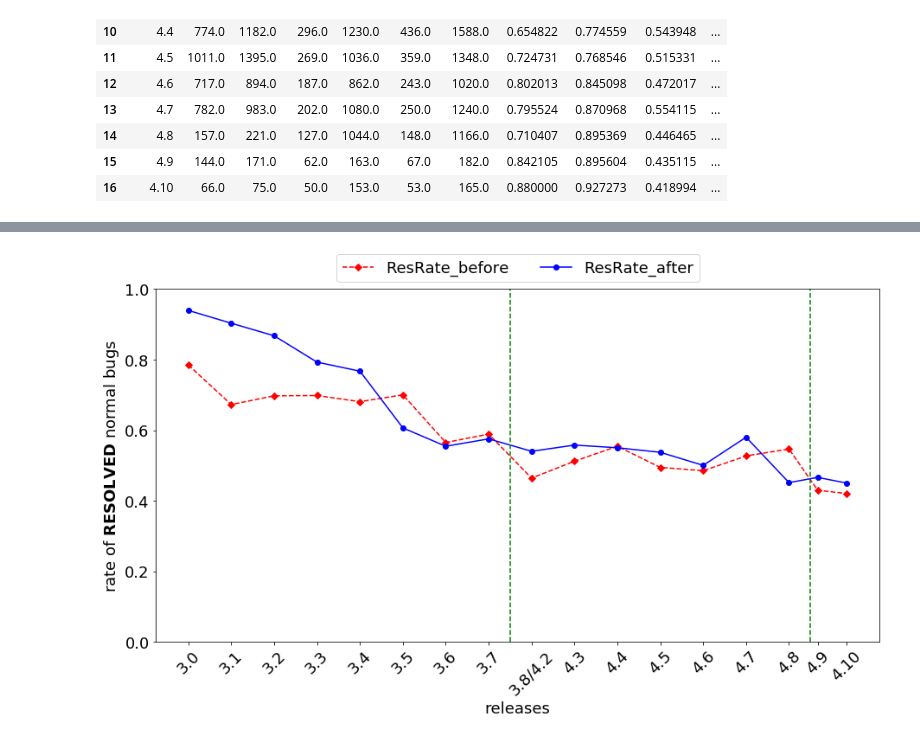
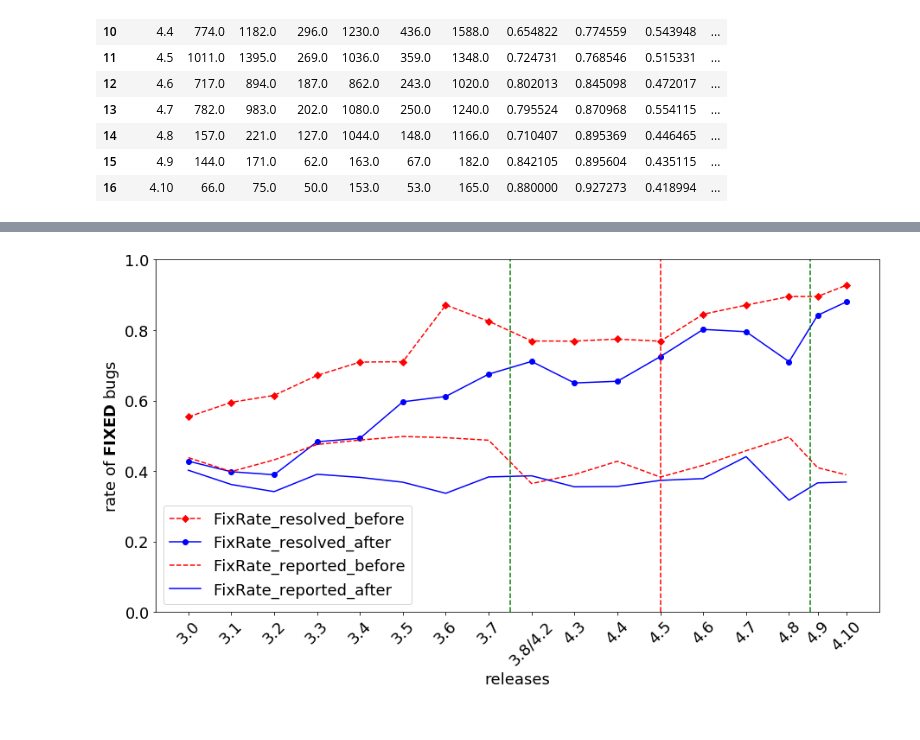
Before and after one commit to ICSME19/ICSME2019, a Jupyter notebook: RQ1.ipynb, the cells around one changed output, grey strips where cells are left out. Saved outputs shown, nothing was run; the diff lists cells and outputs as text; code cells hidden in the pictures.

```diff
--- a/RQ1.ipynb
+++ b/RQ1.ipynb
@@ -113,6 +60,6 @@ relase_creation_ts_rolling = get_rolling_releases()
 # %%
-yearly_file = '.'+os.sep+'data'+os.sep+'bugs_info.csv'
-df = pd.read_csv(yearly_file,index_col=False,dtype={'release':str,'version':str})
+yearly_file = '.'+os.sep+'data'+os.sep+'bugs_info.zip'
+df = pd.read_csv(yearly_file,index_col=False,compression='zip',dtype={'release':str,'version':str})
 df = df.fillna('')
 df['release'] = df.apply(lambda x : str(assign_to_closest_minor(x['version'])), axis=1)
 df['release'] = df['release'].astype(str)
@@ -303,0 +190,3 @@ sev_df_yearly_stats_first.head()
+# %%
+df_yearly_stats_first['date'] = df_yearly_stats_first.apply(lambda x: relase_creation_ts_all[x['version']],axis=1)
+df_yearly_stats_first
@@ -303,0 +212,9 @@ sev_df_yearly_stats_first.head()
+# %%
+def get_date_int(date):
+    ret = int(round(date.timestamp())) #seconds
+    ret = ret / 60 #hours
+    ret = ret / 24 #days
+    return ret
+
+df_yearly_stats_first['date'] = pd.to_datetime(df_yearly_stats_first['date'])
+df_yearly_stats_first['date_int'] = df_yearly_stats_first.apply(lambda x: get_date_int(x['date']), axis=1)
@@ -303,0 +409,4 @@ sev_df_yearly_stats_first.head()
+# %%
+df_yearly_stats_first['Fix_rate_reported_before'] = df_yearly_stats_first['RBFB'] / df_yearly_stats_first['before_release']
+df_yearly_stats_first['Fix_rate_reported_after'] = df_yearly_stats_first['RAFA'] / df_yearly_stats_first['after_release']
+df_yearly_stats_first
@@ -304,48 +432,57 @@ sev_df_yearly_stats_first.head()
 # %%
-tdata = sev_df_yearly_stats_first.copy()
-tdata = tdata.drop_duplicates()
+data = df_yearly_stats_first.copy()
+
+print('Fixed based on resolved')
+compare_distributions(data,'Ratio_F_B','Ratio_F_A')
+
+print('=======')
+print('Fixed based on reported')
+compare_distributions(data,'Fix_rate_reported_before','Fix_rate_reported_after')
 
 x = get_x_axis_tick_placement()
 
-for severity in tdata.severity.unique():
-    fig, ax = plt.subplots()
+fig, ax = plt.subplots()
 
-    data = tdata[tdata['severity']==severity]
+data = sort_df(data,'version')
 
-    data = sort_df(data,'version')
+data['label'] = ''
+for index,row in data.iterrows():
+    rel = row['version']
+    date = relase_creation_ts_all[rel]
+    date = date[:date.find(' ')]
+    date = date[:date.rfind('-')]
+    #stats2.loc[index,'label'] = rel+' ('+date+')'
+    #stats2.loc[index,'label'] = date+' - '+rel
+    if rel=='4.2':
+        rel='3.8/4.2'
+    data.loc[index,'label'] = rel
+data = data.set_index('version')
+fig.set_figheight(7.5)
+fig.set_figwidth(15)
 
-    data['label'] = ''
-    for index,row in data.iterrows():
-        rel = row['version']
-        date = relase_creation_ts_all[rel]
-        date = date[:date.find(' ')]
-        date = date[:date.rfind('-')]
-        if rel=='4.2':
-            rel='3.8/4.2'
-        data.loc[index,'label'] = rel
+ax.plot(x,data[['Ratio_F_B']],label='FixRate_resolved_before',color='red',marker='D',linestyle='--')
+ax.plot(x,data[['Ratio_F_A']],label='FixRate_resolved_after',color='blue',marker='o',linestyle='-')
 
-    data = data.set_index('version')
-    fig.set_figheight(7.5)
-    fig.set_figwidth(15)
+ax.plot(x,data[['Fix_rate_reported_before']],label='FixRate_reported_before',color='red',linestyle='--')
+ax.plot(x,data[['Fix_rate_reported_after']],label='FixRate_reported_after',color='blue',linestyle='-')
 
-    ax.plot(x,data[['Ratio_R_B']],label='ResRate_before',color='red',marker='D',linestyle='--')
-    ax.plot(x,data[['Ratio_R_A']],label='ResRate_after',color='blue',marker='o',linestyle='-')
 
-    ax.legend(fontsize=18, bbox_to_anchor=(0.25, 1.10), loc=2, ncol=2, borderaxespad=0.)
-    plt.xlabel('releases', fontsize=18)
-    plt.ylabel('rate of ' + r"$\it{" + r"\bf{"+ 'RESOLVED' +  "}"+ "}$" +' '+ severity + ' bugs', fontsize=18)
+ax.legend(fontsize=18)
+plt.xlabel('releases', fontsize=18)
+plt.ylabel('rate of ' + r"$\it{" + r"\bf{"+ 'FIXED' +  "}"+ "}$" + ' bugs', fontsize=18)
 
-    plt.axvline(x=14.5, c='g',linestyle='--')
-    plt.axvline(x=7.5, c='g',linestyle='--')
+plt.axvline(x=14.5, c='g',linestyle='--')
+ax.axvline(x=11, c='r',linestyle='--')
+plt.axvline(x=7.5, c='g',linestyle='--')
 
-    for tick in ax.xaxis.get_major_ticks():
-        tick.label.set_fontsize(18)
-        tick.label.set_rotation(45)
+for tick in ax.xaxis.get_major_ticks():
+    tick.label.set_fontsize(18)
+    tick.label.set_rotation(45)
 
-    for tick in ax.yaxis.get_major_ticks():
-        tick.label.set_fontsize(18)
-    plt.xticks(x, data.label.values.tolist())
-    plt.ylim(0,1)
-    plt.show()
-    ax.get_figure().savefig('..'+os.sep+'paper'+os.sep+'figs'+os.sep+'RQ1'+os.sep+'res_before_after_sev='+str(severity)+'.pdf', bbox_inches="tight")
+for tick in ax.yaxis.get_major_ticks():
+    tick.label.set_fontsize(18)
+plt.xticks(x, data.label.values.tolist())
+plt.ylim(0,1)
+plt.show()
+ax.get_figure().savefig('..'+os.sep+'paper'+os.sep+'figs'+os.sep+'rq1_fix_before_after.pdf', bbox_inches="tight")
 # %% [output]
@@ -352 +498 @@ for severity in tdata.severity.unique():
-[figure, old version]
+[figure, new version]
```
Also changed, not shown: parts of 38 cells of this notebook, 17 other files.
